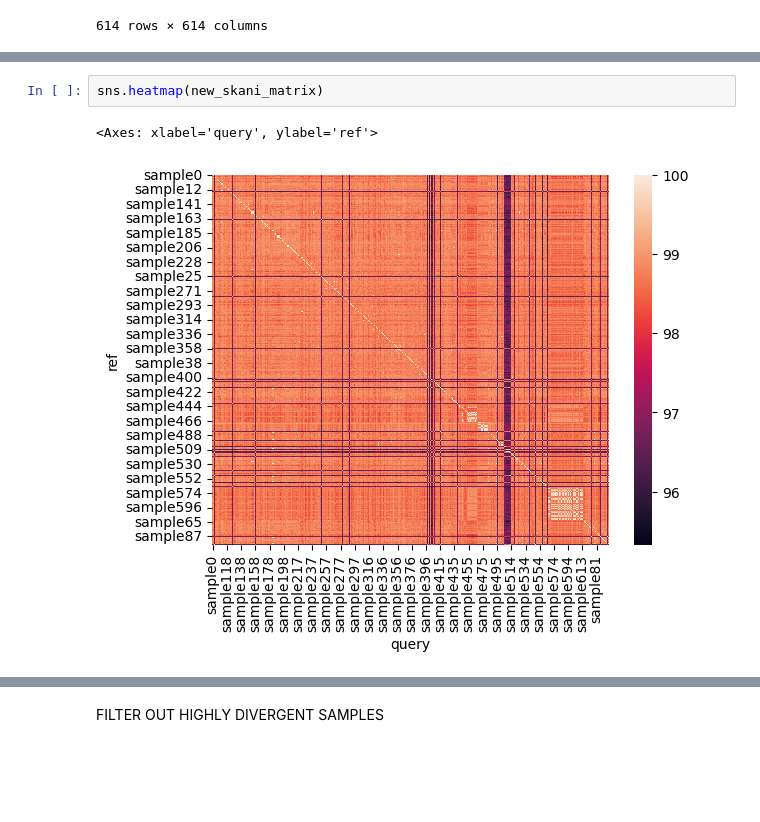
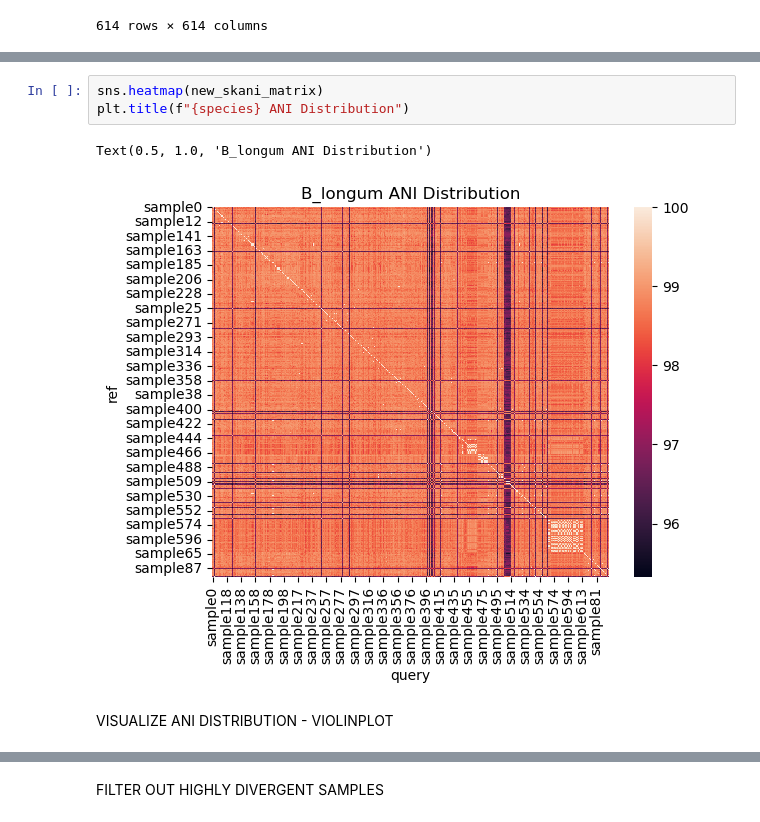
Before and after one commit to annaliese8/PopGenStats_Project, a Jupyter notebook: strain_level_clustering.ipynb, the cells around one changed output, grey strips where cells are left out. Drawn from its saved outputs; the diff is of its cells as text; blank space fills up the shorter version.

```diff
--- a/strain_level_clustering.ipynb
+++ b/strain_level_clustering.ipynb
@@ -150,5 +133,8 @@ new_skani_matrix
 # %%
 sns.heatmap(new_skani_matrix)
+plt.title(f"{species} ANI Distribution")
 # %% [output]
-<Axes: xlabel='query', ylabel='ref'>
+Text(0.5, 1.0, 'B_longum ANI Distribution')
-[figure, old version]
+[figure, new version]
+# %% [markdown]
+VISUALIZE ANI DISTRIBUTION - VIOLINPLOT
```
Also changed, not shown: parts of 15 cells of this notebook.
